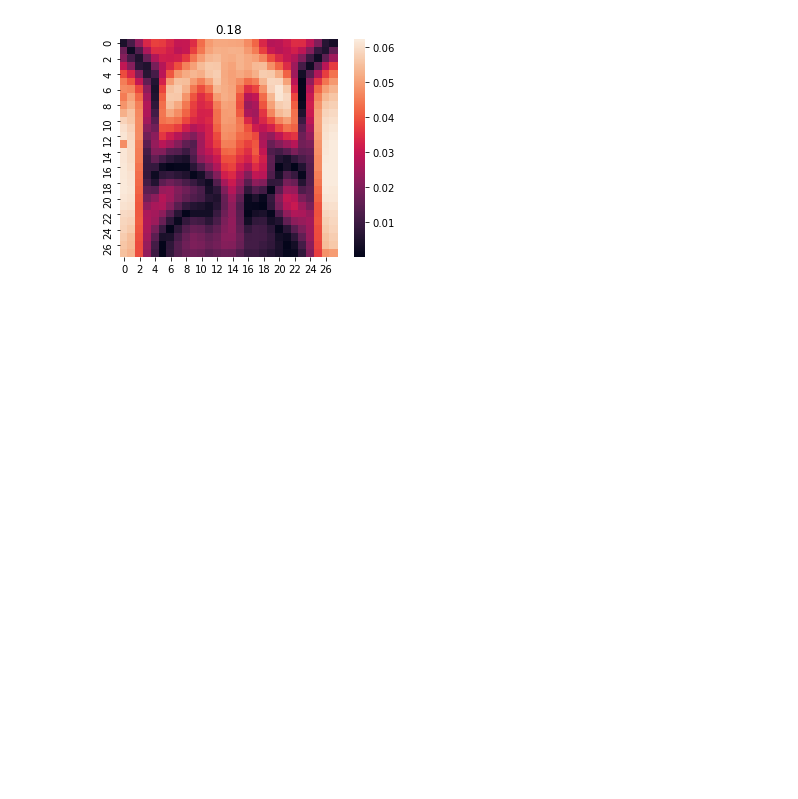
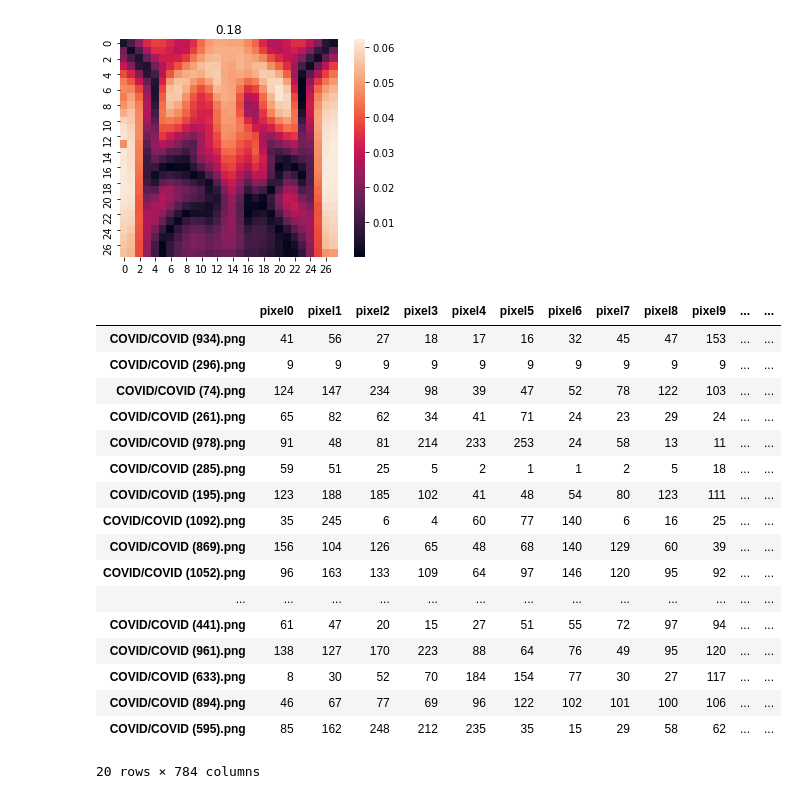
Before and after one commit to 3apt/covid-project, a Jupyter notebook: 2_Dataset_Visualization.ipynb, the cells around one changed output. Cells and saved outputs as stored; diff of their text form; code cells hidden in the pictures; blank space fills up the shorter version.

```diff
--- a/2_Dataset_Visualization.ipynb
+++ b/2_Dataset_Visualization.ipynb
@@ -333,0 +354,29 @@ plt.title(round(pca.explained_variance_ratio_[1], 2));
+# %%
+columns = ['pixel'+str(ii) for ii in range(28*28)]
+pixels = pd.DataFrame(columns = columns)
+
+for i, path in df[df['keep']==1].path.items():
+    im = cv2.imread(path, 0)
+    im_resized = cv2.resize(im, (28, 28))
+    pixels.loc[path] = im_resized.reshape((28*28))
+
+pixels.head(20)
+# %% [output]
+|  | pixel0 | pixel1 | pixel2 | pixel3 | pixel4 | pixel5 | pixel6 | pixel7 | pixel8 | pixel9 | ... | ... |
+| COVID/COVID (934).png | 41 | 56 | 27 | 18 | 17 | 16 | 32 | 45 | 47 | 153 | ... | ... |
+| COVID/COVID (296).png | 9 | 9 | 9 | 9 | 9 | 9 | 9 | 9 | 9 | 9 | ... | ... |
+| COVID/COVID (74).png | 124 | 147 | 234 | 98 | 39 | 47 | 52 | 78 | 122 | 103 | ... | ... |
+| COVID/COVID (261).png | 65 | 82 | 62 | 34 | 41 | 71 | 24 | 23 | 29 | 24 | ... | ... |
+| COVID/COVID (978).png | 91 | 48 | 81 | 214 | 233 | 253 | 24 | 58 | 13 | 11 | ... | ... |
+| COVID/COVID (285).png | 59 | 51 | 25 | 5 | 2 | 1 | 1 | 2 | 5 | 18 | ... | ... |
+| COVID/COVID (195).png | 123 | 188 | 185 | 102 | 41 | 48 | 54 | 80 | 123 | 111 | ... | ... |
+| COVID/COVID (1092).png | 35 | 245 | 6 | 4 | 60 | 77 | 140 | 6 | 16 | 25 | ... | ... |
+| COVID/COVID (869).png | 156 | 104 | 126 | 65 | 48 | 68 | 140 | 129 | 60 | 39 | ... | ... |
+| COVID/COVID (1052).png | 96 | 163 | 133 | 109 | 64 | 97 | 146 | 120 | 95 | 92 | ... | ... |
+| ... | ... | ... | ... | ... | ... | ... | ... | ... | ... | ... | ... | ... |
+| COVID/COVID (441).png | 61 | 47 | 20 | 15 | 27 | 51 | 55 | 72 | 97 | 94 | ... | ... |
+| COVID/COVID (961).png | 138 | 127 | 170 | 223 | 88 | 64 | 76 | 49 | 95 | 120 | ... | ... |
+| COVID/COVID (633).png | 8 | 30 | 52 | 70 | 184 | 154 | 77 | 30 | 27 | 117 | ... | ... |
+| COVID/COVID (894).png | 46 | 67 | 77 | 69 | 96 | 122 | 102 | 101 | 100 | 106 | ... | ... |
+| COVID/COVID (595).png | 85 | 162 | 248 | 212 | 235 | 35 | 15 | 29 | 58 | 62 | ... | ... |
+20 rows × 784 columns
```
Also changed, not shown: parts of 13 cells of this notebook, 8 other files.
